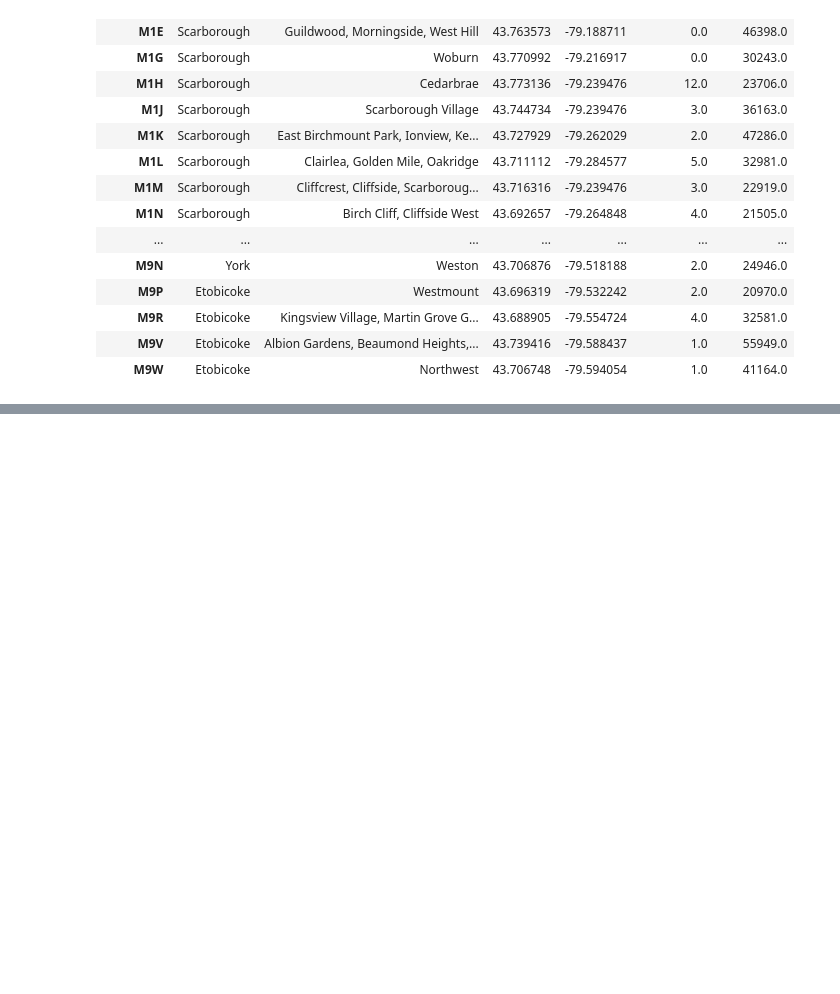
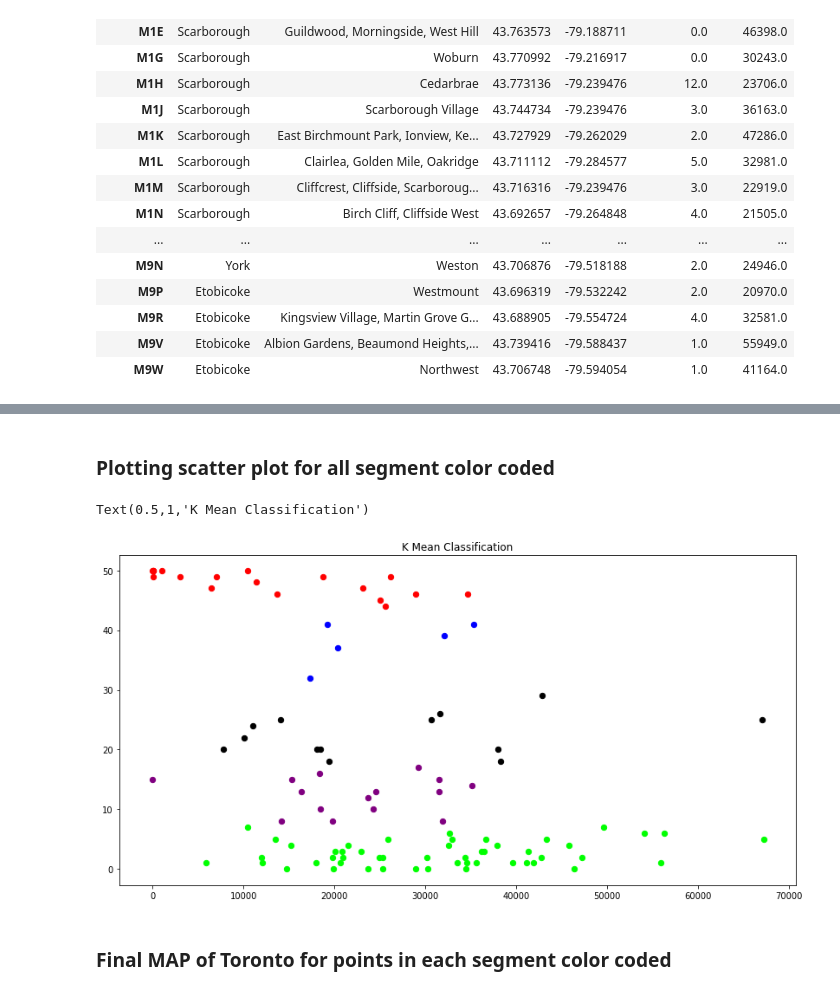
Before and after one commit to aviro092/Capstone, a Jupyter notebook: DS_Clustering.ipynb, the cells around one changed output, grey strips where cells are left out. Saved outputs shown, nothing was run; the diff lists cells and outputs as text; code cells hidden in the pictures; blank space fills up the shorter version.

```diff
--- a/DS_Clustering.ipynb
+++ b/DS_Clustering.ipynb
@@ -474,0 +418,2 @@ TypeError: object of type 'map' has no len()
+# %%
+df_toronto_map = df_toronto.join(cluster_map.set_index('Postcodes'))
@@ -474,0 +435,9 @@ TypeError: object of type 'map' has no len()
+# %%
+conditions = [
+    (df_toronto_map['Cluster'] == 0.0),
+    (df_toronto_map['Cluster'] == 1.0),
+    (df_toronto_map['Cluster'] == 2.0),
+    (df_toronto_map['Cluster'] == 3.0),
+    (df_toronto_map['Cluster'] == 4.0)]
+choices = ['yellow', 'blue', 'purple','red','black']
+df_toronto_map['color'] = np.select(conditions, choices, default='black')
@@ -474,0 +465,23 @@ TypeError: object of type 'map' has no len()
+# %%
+df_red = df_toronto_map.loc[df_toronto_map['color'] == 'red']
+df_yellow = df_toronto_map.loc[df_toronto_map['color'] == 'yellow']
+df_blue = df_toronto_map.loc[df_toronto_map['color'] == 'blue']
+df_black = df_toronto_map.loc[df_toronto_map['color'] == 'black']
+df_purple = df_toronto_map.loc[df_toronto_map['color'] == 'purple']
+# %% [markdown]
+###  Plotting scatter plot for all segment color coded
+# %%
+plt.figure(figsize=(14,7))
+
+# Plot the Models Classifications
+plt.scatter(df_red.Population, df_red.Gym_count, c='red', s=40)
+plt.scatter(df_blue.Population, df_blue.Gym_count, c='blue', s=40)
+plt.scatter(df_yellow.Population, df_yellow.Gym_count, c='lime', s=40)
+plt.scatter(df_black.Population, df_black.Gym_count, c='black', s=40)
+plt.scatter(df_purple.Population, df_purple.Gym_count, c='purple', s=40)
+plt.title('K Mean Classification')
+# %% [output]
+Text(0.5,1,'K Mean Classification')
+[figure, added]
+# %% [markdown]
+### Final MAP of Toronto for points in each segment color coded
```
Also changed, not shown: parts of 28 cells of this notebook.
